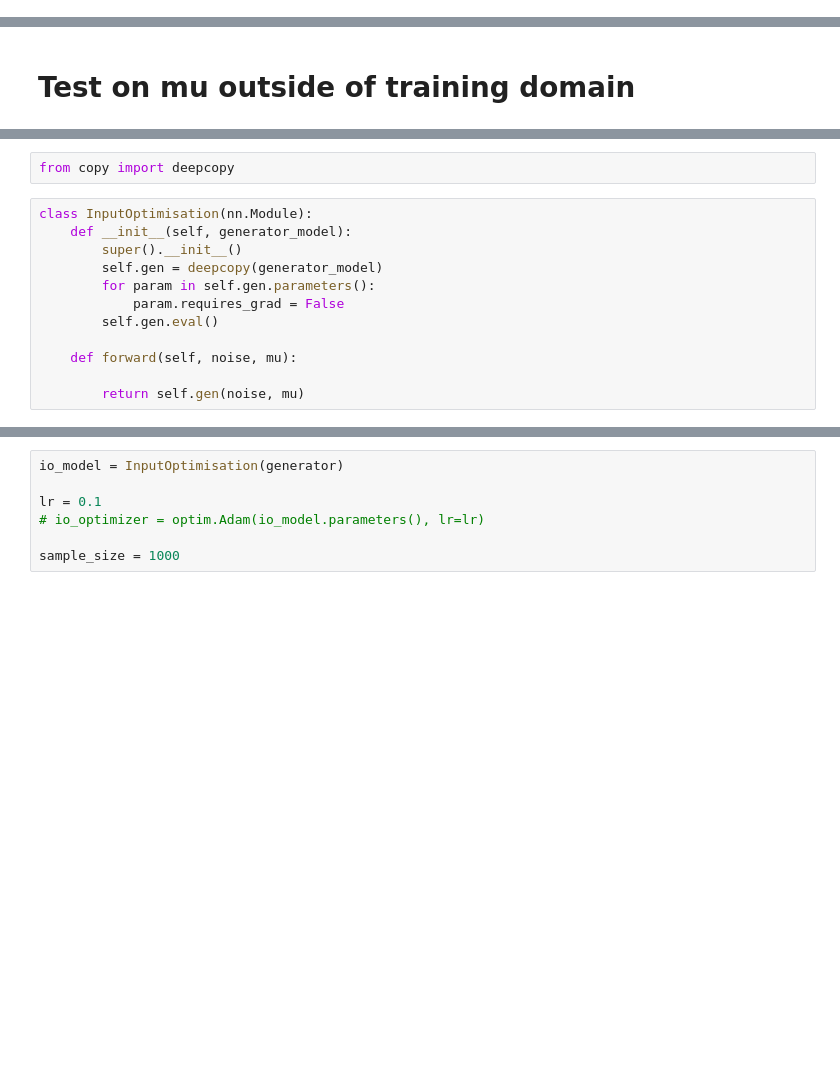
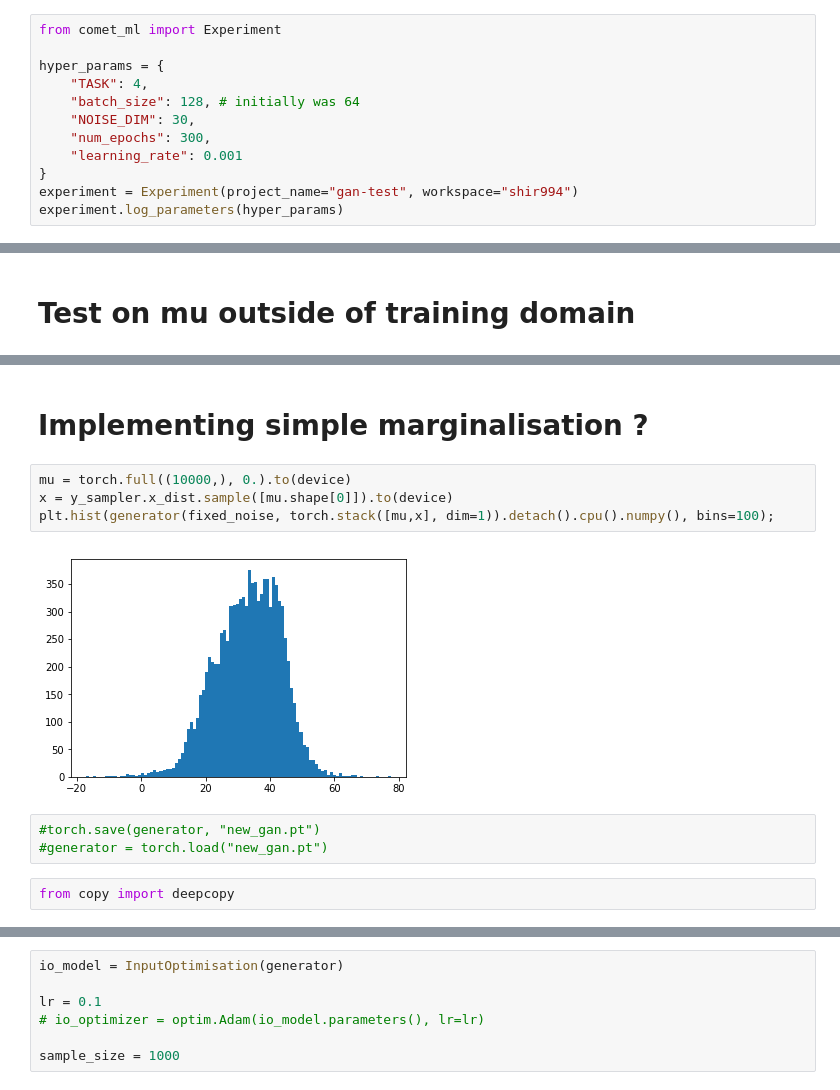
Before and after one commit to SchattenGenie/diff-surrogate, a Jupyter notebook: gan.ipynb, the cells around one changed output, grey strips where cells are left out. Drawn from its saved outputs; the diff is of its cells as text; blank space fills up the shorter version.

```diff
--- a/gan.ipynb
+++ b/gan.ipynb
@@ -5,0 +1,12 @@
+# %%
+from comet_ml import Experiment
+
+hyper_params = {
+    "TASK": 4,
+    "batch_size": 128, # initially was 64
+    "NOISE_DIM": 30,
+    "num_epochs": 300,
+    "learning_rate": 0.001
+}
+experiment = Experiment(project_name="gan-test", workspace="shir994")
+experiment.log_parameters(hyper_params)
@@ -282,14 +286,13 @@ ValueError: only one element tensors can be converted to Python scalars
+# %% [markdown]
+# Implementing simple marginalisation ?
+# %%
+mu = torch.full((10000,), 0.).to(device)
+x = y_sampler.x_dist.sample([mu.shape[0]]).to(device)
+plt.hist(generator(fixed_noise, torch.stack([mu,x], dim=1)).detach().cpu().numpy(), bins=100);
+# %% [output]
+[figure, added]
+# %%
+#torch.save(generator, "new_gan.pt")
+#generator = torch.load("new_gan.pt")
 # %%
 from copy import deepcopy
-# %%
-class InputOptimisation(nn.Module):
-    def __init__(self, generator_model):
-        super().__init__()
-        self.gen = deepcopy(generator_model)
-        for param in self.gen.parameters():
-            param.requires_grad = False
-        self.gen.eval()
-
-    def forward(self, noise, mu):
-
-        return self.gen(noise, mu)
```
Also changed, not shown: parts of 44 cells of this notebook, 7 other files.
